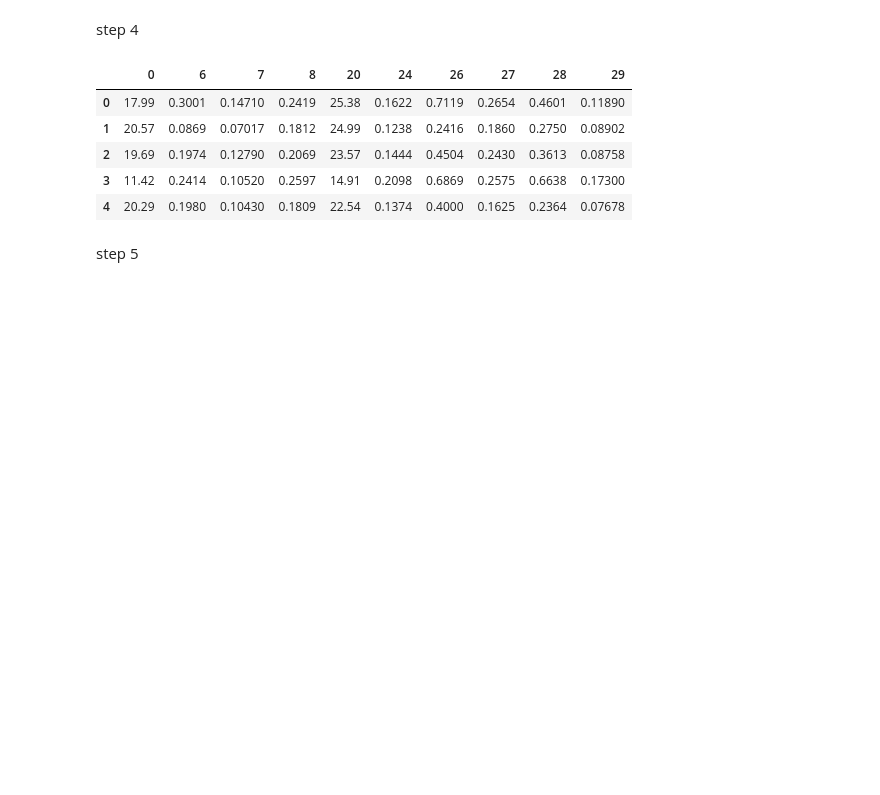
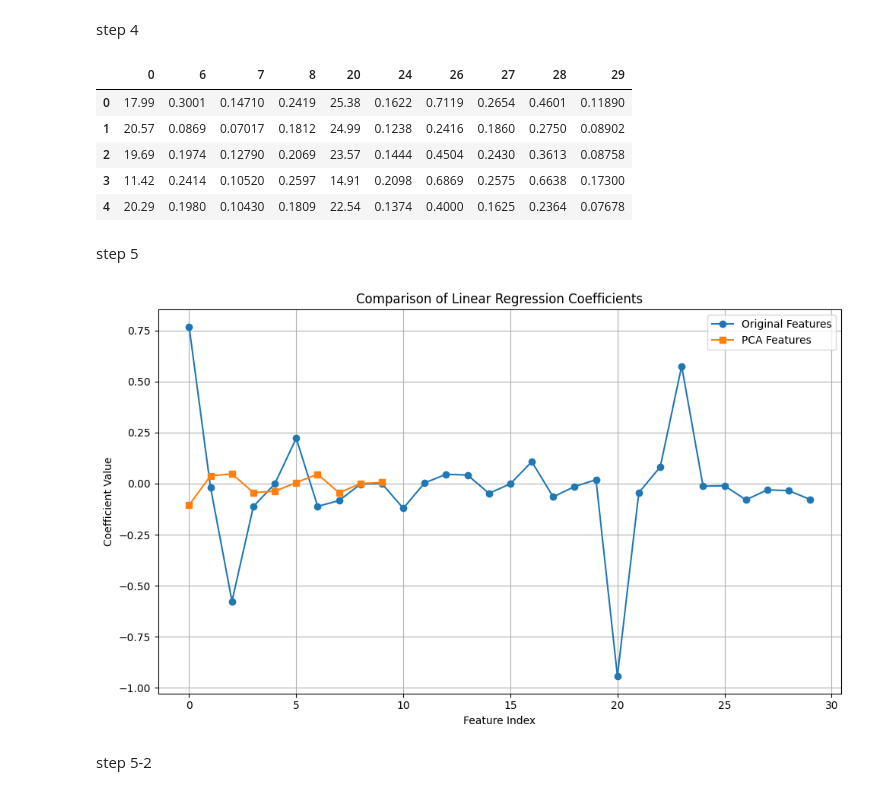
Before and after one commit to h-a-bhsht/data_mining, a Jupyter notebook: hw2.ipynb, the cells around one changed output. Cells and saved outputs as stored; diff of their text form; code cells hidden in the pictures; blank space fills up the shorter version.

Commit message:
step 5, first model

```diff
--- a/hw2.ipynb
+++ b/hw2.ipynb
@@ -95,3 +95,59 @@ df_selected_rfe.head()
 | 4 | 20.29 | 0.1980 | 0.10430 | 0.1809 | 22.54 | 0.1374 | 0.4000 | 0.1625 | 0.2364 | 0.07678 |
 # %% [markdown]
 step 5
+# %%
+import pandas as pd
+from sklearn.decomposition import PCA, TruncatedSVD, FastICA
+import matplotlib.pyplot as plt
+from sklearn.datasets import load_breast_cancer
+from sklearn.preprocessing import StandardScaler
+import numpy as np
+from sklearn.linear_model import LinearRegression
+
+data = load_breast_cancer()
+df = pd.DataFrame(data.data, columns=data.feature_names)
+df.head()
+
+X = data.data
+scaler = StandardScaler()
+X_scaled = scaler.fit_transform(X)
+
+pca = PCA().fit(X_scaled)
+cum_var = np.cumsum(pca.explained_variance_ratio_)
+n_components = np.argmax(cum_var >= 0.95) + 1
+pca_final = PCA(n_components=n_components)
+X_pca = pca_final.fit_transform(X_scaled)
+svd = TruncatedSVD(n_components=n_components)
+X_svd = svd.fit_transform(X_scaled)
+ica = FastICA(n_components=n_components, random_state=42, max_iter=1000)
+X_ica = ica.fit_transform(X_scaled)
+
+df_pca = pd.DataFrame(X_pca, columns=[f"PCA_{i+1}" for i in range(n_components)])
+df_svd = pd.DataFrame(X_svd, columns=[f"SVD_{i+1}" for i in range(n_components)])
+df_ica = pd.DataFrame(X_ica, columns=[f"ICA_{i+1}" for i in range(n_components)])
+df_pca.head()
+df_svd.head()
+df_ica.head()
+
+Leaner_model_orig = LinearRegression()
+Leaner_model_orig.fit(X_scaled, target)
+coef_orig = Leaner_model_orig.coef_
+
+Leaner_model_pca = LinearRegression()
+Leaner_model_pca.fit(df_pca, target)
+coef_pca = Leaner_model_pca.coef_
+
+plt.figure(figsize=(10, 6))
+plt.plot(coef_orig, 'o-', label='Original Features')
+plt.plot(coef_pca, 's-', label='PCA Features')
+plt.title('Comparison of Linear Regression Coefficients')
+plt.xlabel('Feature Index')
+plt.ylabel('Coefficient Value')
+plt.legend()
+plt.grid(True)
+plt.tight_layout()
+plt.show()
+# %% [output]
+[figure, added]
+# %% [markdown]
+step 5-2
```
